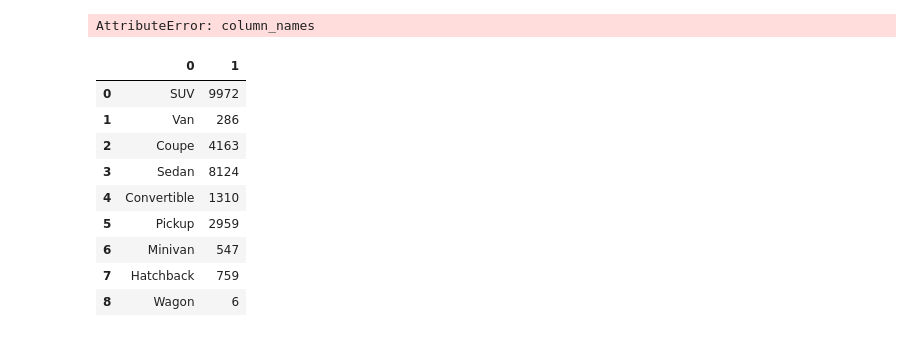
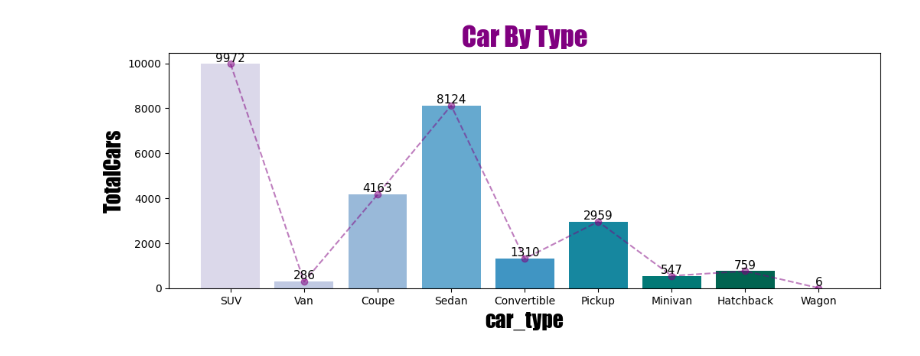
Before and after one commit to PankajBhardwaj290/Used-Car-Extension, a Jupyter notebook: used_car_extension.ipynb, the cells around one changed output. Drawn from its saved outputs; the diff is of its cells as text; code cells hidden in the pictures.

```diff
--- a/used_car_extension.ipynb
+++ b/used_car_extension.ipynb
@@ -79,0 +52,18 @@ df
+# %%
+seq= np.linspace(0.2,1,9)
+cm = plt.cm.PuBuGn(seq)
+plt.figure(figsize=(12,4))
+plt.bar(df['car'],df['Total'],color=cm)
+plt.plot(df['Total'],marker = 'o',color='purple',alpha = 0.5,ls='dashed')
+
+for i in range(len(df['car'])):
+    plt.annotate(text = df['Total'][i],xy =( i,df['Total'][i]),horizontalalignment='center',verticalalignment='bottom',
+                size=11)
+
+plt.title('Car By Type',fontsize = 25,color = 'purple',fontname = 'impact')
+
+plt.xlabel('car_type',size = 20,fontname = 'impact')
+plt.ylabel('TotalCars',size=20,fontname = 'impact')
+plt.show()
+# %% [output]
+[figure, added]
@@ -80,17 +73,2 @@ df
 # %%
-Used_Car.select_query(query=query)
+df= used_car.select_query(query)
-# %% [output]
-AttributeError: column_names
-# %%
-df
-# %% [output]
-|  | 0 | 1 |
-| 0 | SUV | 9972 |
-| 1 | Van | 286 |
-| 2 | Coupe | 4163 |
-| 3 | Sedan | 8124 |
-| 4 | Convertible | 1310 |
-| 5 | Pickup | 2959 |
-| 6 | Minivan | 547 |
-| 7 | Hatchback | 759 |
-| 8 | Wagon | 6 |
```
Also changed, not shown: parts of 14 cells of this notebook.
